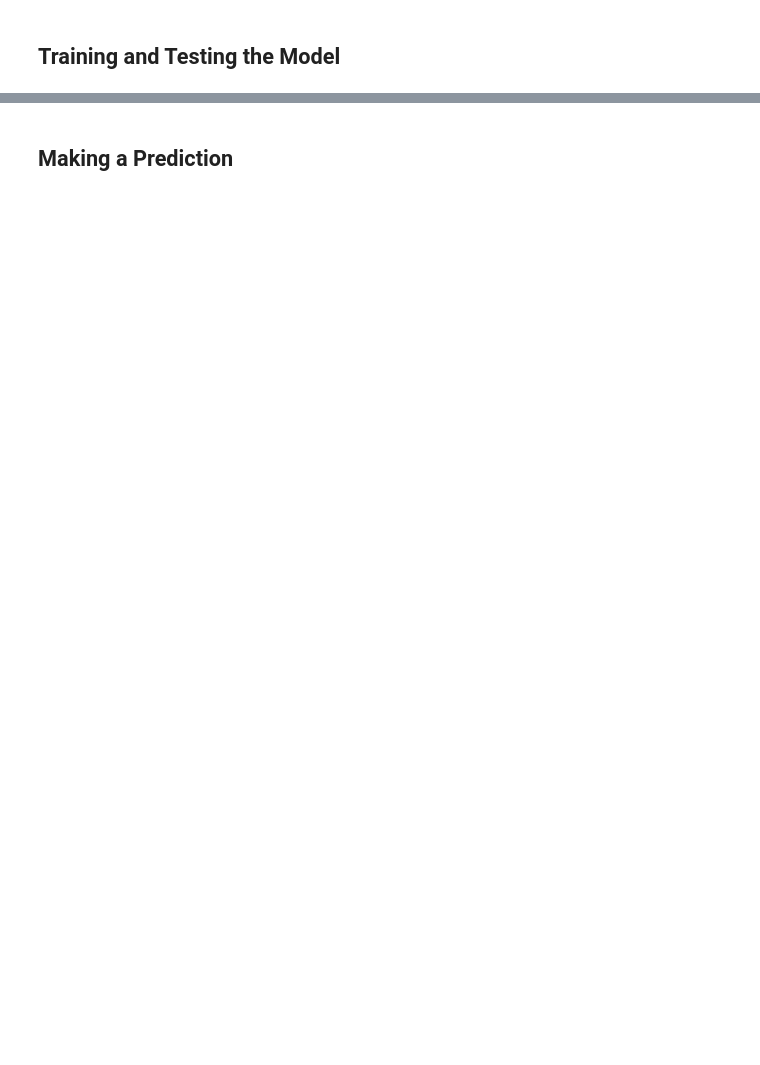
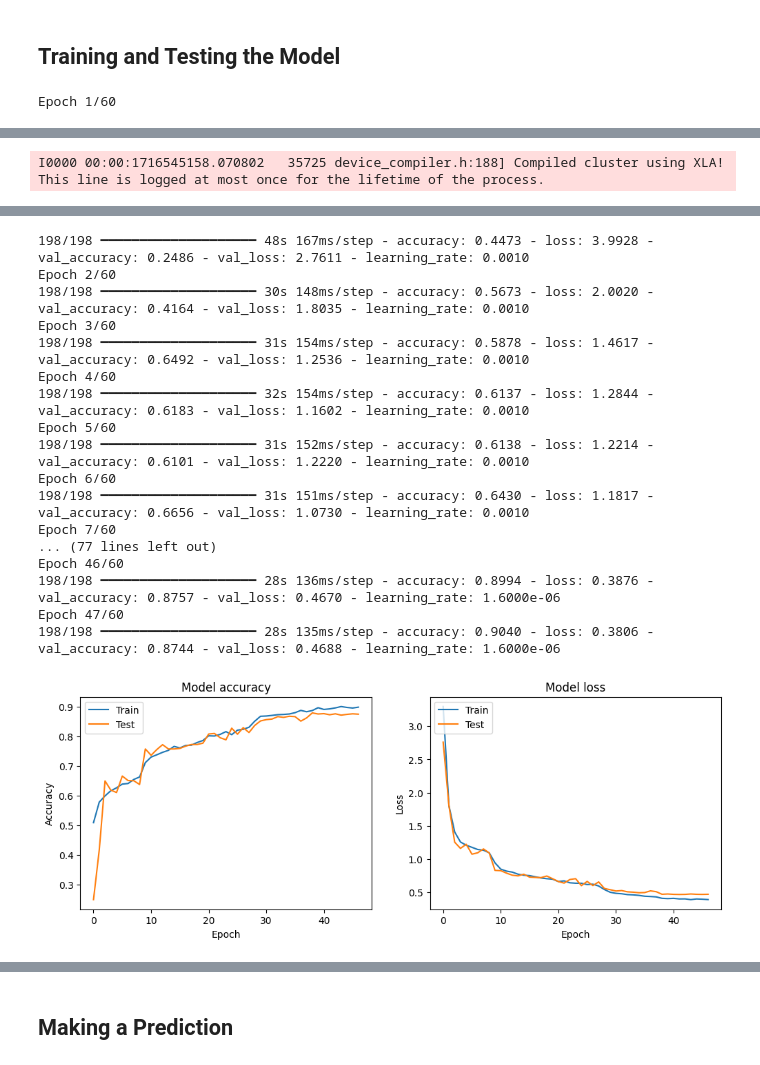
Before and after one commit to GJaswin/image-recognition-python, a Jupyter notebook: img_training.ipynb, the cells around one changed output, grey strips where cells are left out. Saved outputs shown, nothing was run; the diff lists cells and outputs as text; code cells hidden in the pictures; blank space fills up the shorter version.

Commit message:
Fine tuned model, streamlit frontend added

```diff
--- a/img_training.ipynb
+++ b/img_training.ipynb
@@ -116,13 +173,27 @@ validation_generator = img_datagen.flow(X_test, y_test, batch_size=32)
+# %%
+reduce_lr = ReduceLROnPlateau(monitor='val_loss', factor=0.2, patience=3, min_lr=0.000001)
+early_stopping = EarlyStopping(monitor='val_loss', patience=5, restore_best_weights=True)
 # %%
 model = Sequential([
     layers.Conv2D(32, (3, 3), activation='relu', input_shape=(200, 200, 3)),
+    layers.BatchNormalization(),
     layers.MaxPooling2D((2, 2)),
-    layers.Conv2D(64, (3, 3), activation='relu'),
+    layers.Conv2D(64, (3, 3), activation='relu', kernel_regularizer=regularizers.l2(0.01)),
+    layers.BatchNormalization(),
     layers.MaxPooling2D((2, 2)),
-    layers.Conv2D(128, (3, 3), activation='relu'),
+    layers.Conv2D(128, (3, 3), activation='relu', kernel_regularizer=regularizers.l2(0.01)),
+    layers.BatchNormalization(),
     layers.MaxPooling2D((2, 2)),
+    layers.Conv2D(256, (3, 3), activation='relu', kernel_regularizer=regularizers.l2(0.01)),
+    layers.BatchNormalization(),
+    layers.MaxPooling2D((2, 2)),
+    # layers.Conv2D(512, (3, 3), activation='relu', kernel_regularizer=regularizers.l2(0.01)),
+    # layers.BatchNormalization(),
+    # layers.MaxPooling2D((2, 2)),
     layers.Flatten(),
-    layers.Dense(128, activation='relu'),
+    layers.Reshape((-1, 256)),
+    SelfAttention(256),
+    layers.Dense(256, activation='relu'),
     layers.Dropout(0.5),
     layers.Dense(num_classes, activation='softmax')
 ])
@@ -131,3 +202,6 @@ model = Sequential([
 model.compile(optimizer='adam',
               loss='categorical_crossentropy',
               metrics=['accuracy'])
+
+model.summary()
+model.save("flower_test.keras")
@@ -134,10 +241,12 @@ model.compile(optimizer='adam',
 # %% [markdown]
 ## Training and Testing the Model
 # %%
-history = model.fit(train_generator, epochs=25,
-                    validation_data=validation_generator)
+history = model.fit(train_generator, epochs=60,
+                    validation_data=validation_generator,
+                    callbacks=[reduce_lr, early_stopping]
+                    )
 
-model.save('flower_detection.keras')
+model.save('flower_test2.keras')
 
 plt.figure(figsize=(12, 4))
 plt.subplot(1, 2, 1)
@@ -157,7 +266,6 @@ plt.legend(['Train', 'Test'], loc='upper left')
 
 plt.show()
 
-test_loss, test_acc = model.evaluate(X_test, y_test, verbose=2)
-print(f'Test accuracy: {test_acc}')
-
 keras.backend.clear_session()
+# %% [output]
+Epoch 1/60
@@ -163,0 +282 @@ keras.backend.clear_session()
+I0000 00:00:1716545158.070802   35725 device_compiler.h:188] Compiled cluster using XLA!  This line is logged at most once for the lifetime of the process.
@@ -163,0 +285,18 @@ keras.backend.clear_session()
+198/198 ━━━━━━━━━━━━━━━━━━━━ 48s 167ms/step - accuracy: 0.4473 - loss: 3.9928 - val_accuracy: 0.2486 - val_loss: 2.7611 - learning_rate: 0.0010
+Epoch 2/60
+198/198 ━━━━━━━━━━━━━━━━━━━━ 30s 148ms/step - accuracy: 0.5673 - loss: 2.0020 - val_accuracy: 0.4164 - val_loss: 1.8035 - learning_rate: 0.0010
+Epoch 3/60
+198/198 ━━━━━━━━━━━━━━━━━━━━ 31s 154ms/step - accuracy: 0.5878 - loss: 1.4617 - val_accuracy: 0.6492 - val_loss: 1.2536 - learning_rate: 0.0010
+Epoch 4/60
+198/198 ━━━━━━━━━━━━━━━━━━━━ 32s 154ms/step - accuracy: 0.6137 - loss: 1.2844 - val_accuracy: 0.6183 - val_loss: 1.1602 - learning_rate: 0.0010
+Epoch 5/60
+198/198 ━━━━━━━━━━━━━━━━━━━━ 31s 152ms/step - accuracy: 0.6138 - loss: 1.2214 - val_accuracy: 0.6101 - val_loss: 1.2220 - learning_rate: 0.0010
+Epoch 6/60
+198/198 ━━━━━━━━━━━━━━━━━━━━ 31s 151ms/step - accuracy: 0.6430 - loss: 1.1817 - val_accuracy: 0.6656 - val_loss: 1.0730 - learning_rate: 0.0010
+Epoch 7/60
+... (77 lines left out)
+Epoch 46/60
+198/198 ━━━━━━━━━━━━━━━━━━━━ 28s 136ms/step - accuracy: 0.8994 - loss: 0.3876 - val_accuracy: 0.8757 - val_loss: 0.4670 - learning_rate: 1.6000e-06
+Epoch 47/60
+198/198 ━━━━━━━━━━━━━━━━━━━━ 28s 135ms/step - accuracy: 0.9040 - loss: 0.3806 - val_accuracy: 0.8744 - val_loss: 0.4688 - learning_rate: 1.6000e-06
+[figure, added]
```
Also changed, not shown: parts of 11 cells of this notebook, 6 other files.
